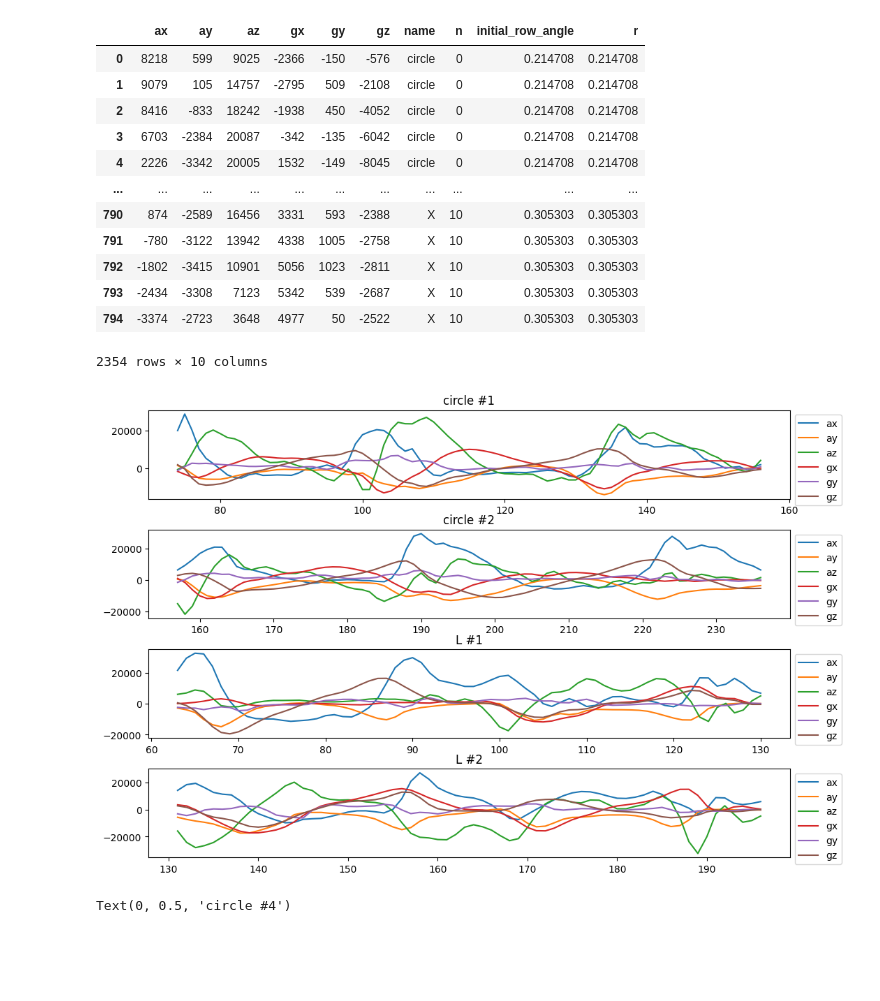
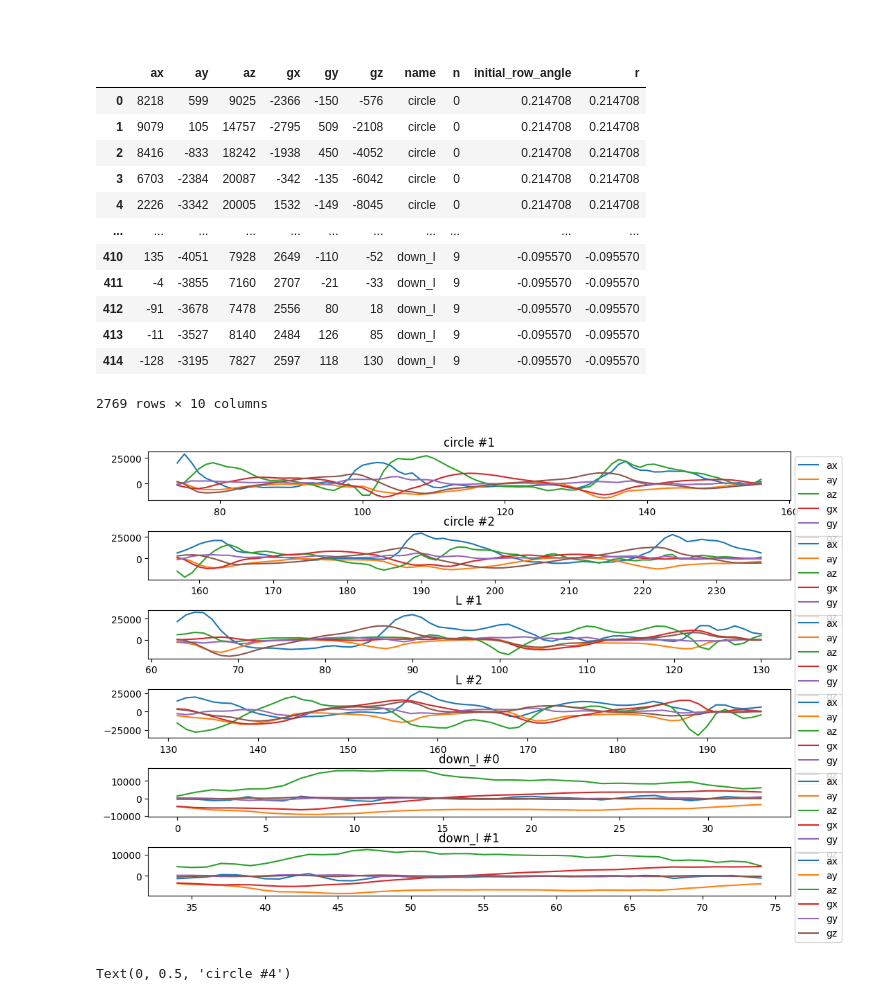
Before and after one commit to rbaron/spellcaster, a Jupyter notebook: data/accel_ble-dump-rot-inv.ipynb, the cells around one changed output. Saved outputs shown, nothing was run; the diff lists cells and outputs as text; code cells hidden in the pictures; blank space fills up the shorter version.

```diff
--- a/data/accel_ble-dump-rot-inv.ipynb
+++ b/data/accel_ble-dump-rot-inv.ipynb
@@ -1,3 +1,5 @@
+# %% [markdown]
+#
 # %%
 # !pip install pandas matplotlib
 import pandas as pd
@@ -8,12 +27,18 @@ import re
 # %%
-df = pd.concat((
-    pd.read_csv(f)
-    for f in [
-        './data/ble-dump/52hz/4g-500dps/circle-rot-inv.csv',
-        './data/ble-dump/52hz/4g-500dps/L-rot-inv.csv',
-        './data/ble-dump/52hz/4g-500dps/X-rot-inv.csv',
-    ]
-))
+np.random.seed(42)
+
+df = pd.concat([
+        pd.read_csv(f)
+        for f in [
+            './data/ble-dump/52hz/4g-500dps/circle-rot-inv.csv',
+            './data/ble-dump/52hz/4g-500dps/L-rot-inv.csv',
+            './data/ble-dump/52hz/4g-500dps/X-rot-inv.csv',
+            './data/ble-dump/52hz/4g-500dps/down_I-rot-inv.csv',
+        ]
+    ] + [
+        # make_rand(15, 'short_rand', 5),
+        # make_rand(52 * 3, 'long_rand', 6),
+    ])
 # Shortcut.
 df['r'] = df['initial_row_angle']
 df
@@ -25,12 +50,12 @@ df
 | 3 | 6703 | -2384 | 20087 | -342 | -135 | -6042 | circle | 0 | 0.214708 | 0.214708 |
 | 4 | 2226 | -3342 | 20005 | 1532 | -149 | -8045 | circle | 0 | 0.214708 | 0.214708 |
 | ... | ... | ... | ... | ... | ... | ... | ... | ... | ... | ... |
-| 790 | 874 | -2589 | 16456 | 3331 | 593 | -2388 | X | 10 | 0.305303 | 0.305303 |
-| 791 | -780 | -3122 | 13942 | 4338 | 1005 | -2758 | X | 10 | 0.305303 | 0.305303 |
-| 792 | -1802 | -3415 | 10901 | 5056 | 1023 | -2811 | X | 10 | 0.305303 | 0.305303 |
-| 793 | -2434 | -3308 | 7123 | 5342 | 539 | -2687 | X | 10 | 0.305303 | 0.305303 |
-| 794 | -3374 | -2723 | 3648 | 4977 | 50 | -2522 | X | 10 | 0.305303 | 0.305303 |
+| 410 | 135 | -4051 | 7928 | 2649 | -110 | -52 | down_I | 9 | -0.095570 | -0.095570 |
+| 411 | -4 | -3855 | 7160 | 2707 | -21 | -33 | down_I | 9 | -0.095570 | -0.095570 |
+| 412 | -91 | -3678 | 7478 | 2556 | 80 | 18 | down_I | 9 | -0.095570 | -0.095570 |
+| 413 | -11 | -3527 | 8140 | 2484 | 126 | 85 | down_I | 9 | -0.095570 | -0.095570 |
+| 414 | -128 | -3195 | 7827 | 2597 | 118 | 130 | down_I | 9 | -0.095570 | -0.095570 |
-2354 rows × 10 columns
+2769 rows × 10 columns
 # %%
 def plot_mov(df, name, n, ax):
     df[
@@ -41,16 +66,19 @@ def plot_mov(df, name, n, ax):
 # %%
 N_EACH = 2
 
-fig, axs = plt.subplots(2 * N_EACH, 1, figsize=(10, 7))
+fig, axs = plt.subplots(3 * N_EACH, 1, figsize=(10, 7))
 fig.tight_layout()
 
 for i in range(N_EACH):
     plot_mov(df, 'circle', i+1, axs[i])
 
 for i in range(N_EACH):
     plot_mov(df, 'L', i+1, axs[i + N_EACH])
+
+for i in range(N_EACH):
+    plot_mov(df, 'down_I', i, axs[i + 2*N_EACH])
 # %% [output]
-[figure, old version]
+[figure, new version]
 # %%
 #!pip install dtw-python
 # !pip install seaborn dtw-python
```
Also changed, not shown: parts of 10 cells of this notebook, 7 other files.
